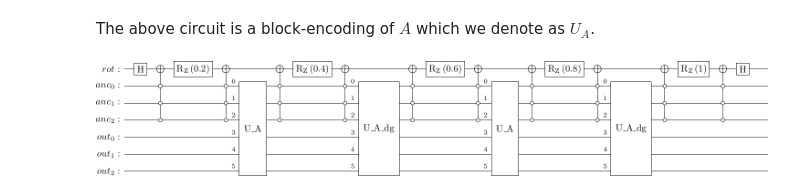
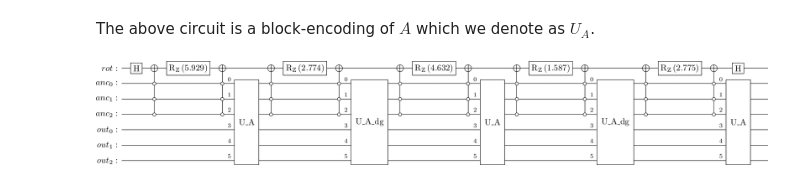
Before and after one commit to Walden-Killick/QCE24-QRE-Challenge, a Jupyter notebook: notebooks/qsvt_demo.ipynb, the cells around one changed output. Saved outputs shown, nothing was run; the diff lists cells and outputs as text; code cells hidden in the pictures.

Commit message:
feat: randomise phase angles

```diff
--- a/notebooks/qsvt_demo.ipynb
+++ b/notebooks/qsvt_demo.ipynb
@@ -21,8 +22,12 @@ block_encoding_circuit.draw('latex')
 # %% [markdown]
 The above circuit is a block-encoding of $A$ which we denote as $U_A$.
-# %%
-qsvt = QSVT(block_encoding, [0.1,0.2,0.3,0.4,0.5])
-qsvt_circuit = qsvt.create_circuit()
-qsvt_circuit.draw('latex')
-# %% [output]
-[figure, removed]
+# %%
+# Create a random sequence of angles to demo the QSVT circuit
+sequence_length = 5
+ang_seq = np.random.rand(5)*np.pi
+
+qsvt = QSVT(block_encoding, ang_seq)
+qsvt_circuit = qsvt.create_circuit()
+qsvt_circuit.draw('latex')
+# %% [output]
+[figure, added]
```
Also changed, not shown: parts of 2 cells of this notebook.
